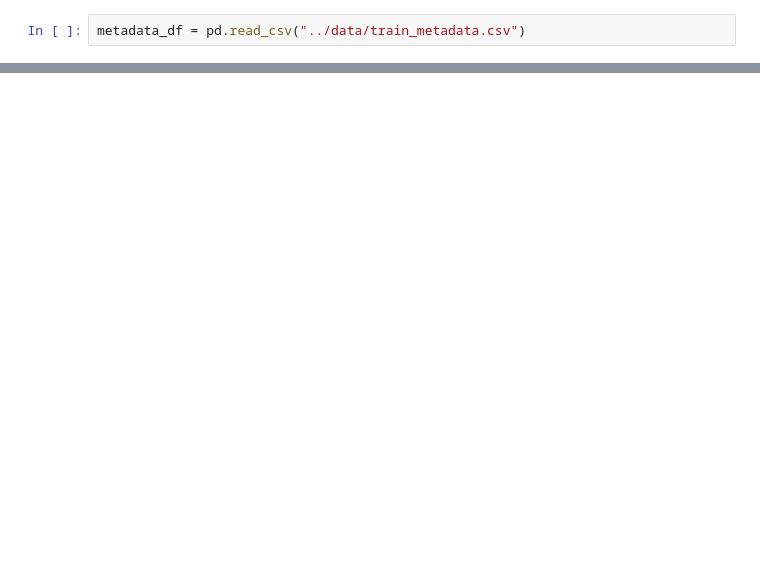
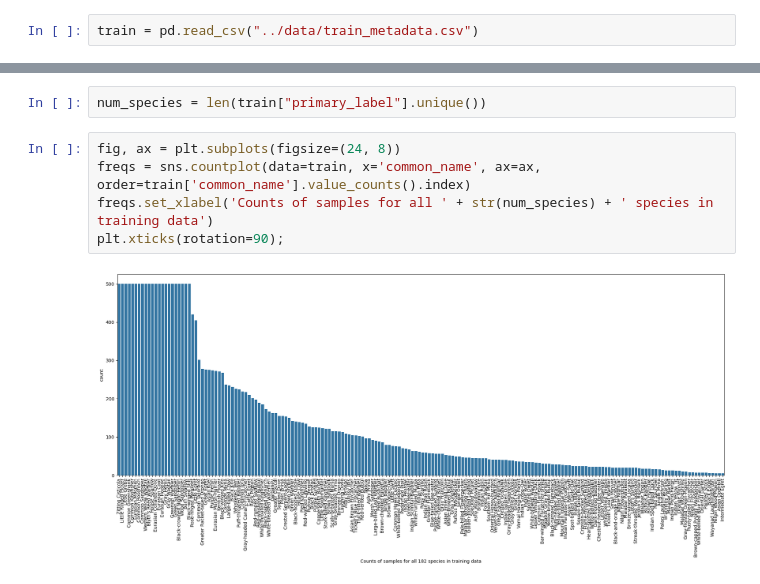
Before and after one commit to AmziJeffs/Erdos_birdCLEF, a Jupyter notebook: EDA/EDA.ipynb, the cells around one changed output, grey strips where cells are left out. Cells and saved outputs as stored; diff of their text form; blank space fills up the shorter version.

```diff
--- a/EDA/EDA.ipynb
+++ b/EDA/EDA.ipynb
@@ -5,2 +11,2 @@ import matplotlib.pyplot as plt
 # %%
-metadata_df = pd.read_csv("../data/train_metadata.csv")
+train = pd.read_csv("../data/train_metadata.csv")
@@ -36,0 +20,9 @@ Index(['primary_label', 'secondary_labels', 'type', 'latitude', 'longitude',
+# %%
+num_species = len(train["primary_label"].unique())
+# %%
+fig, ax = plt.subplots(figsize=(24, 8))
+freqs = sns.countplot(data=train, x='common_name', ax=ax, order=train['common_name'].value_counts().index)
+freqs.set_xlabel('Counts of samples for all ' + str(num_species) + ' species in training data')
+plt.xticks(rotation=90);
+# %% [output]
+[figure, added]
```
Also changed, not shown: parts of 6 cells of this notebook.
